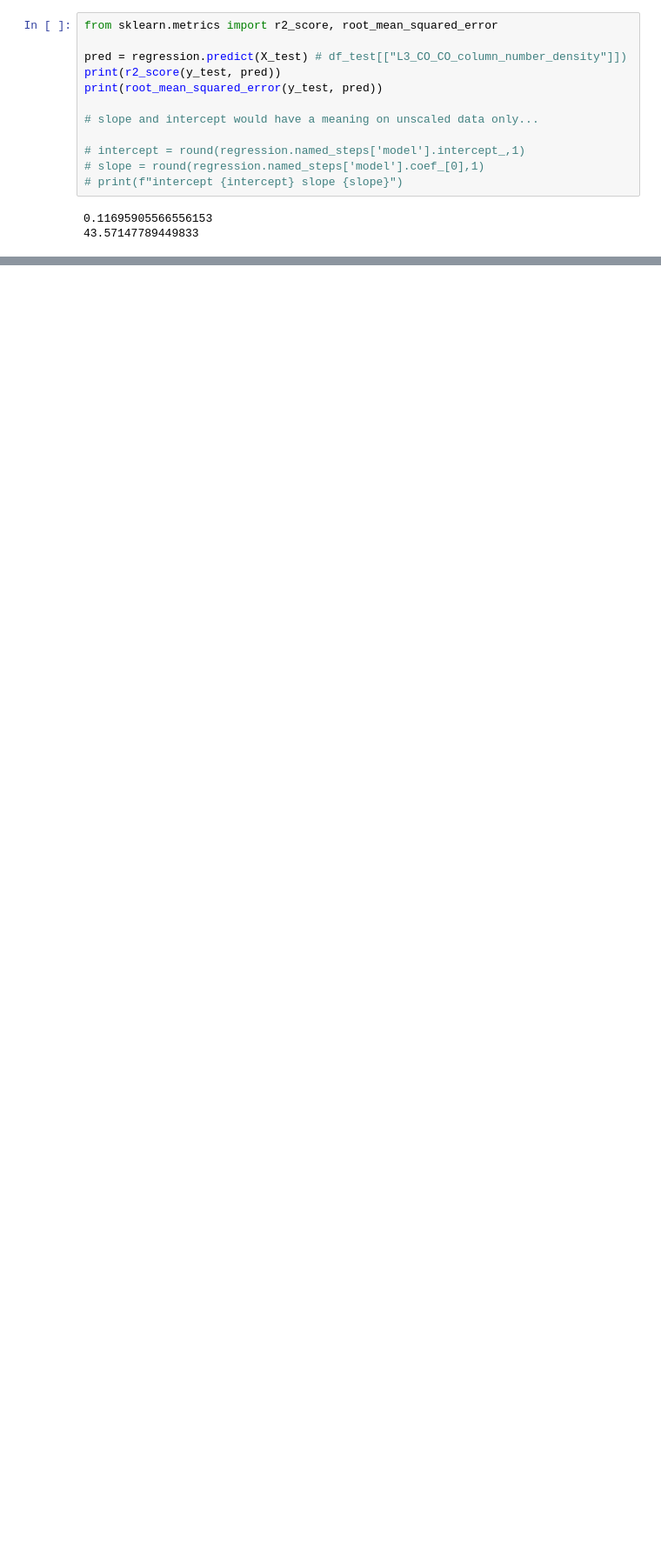
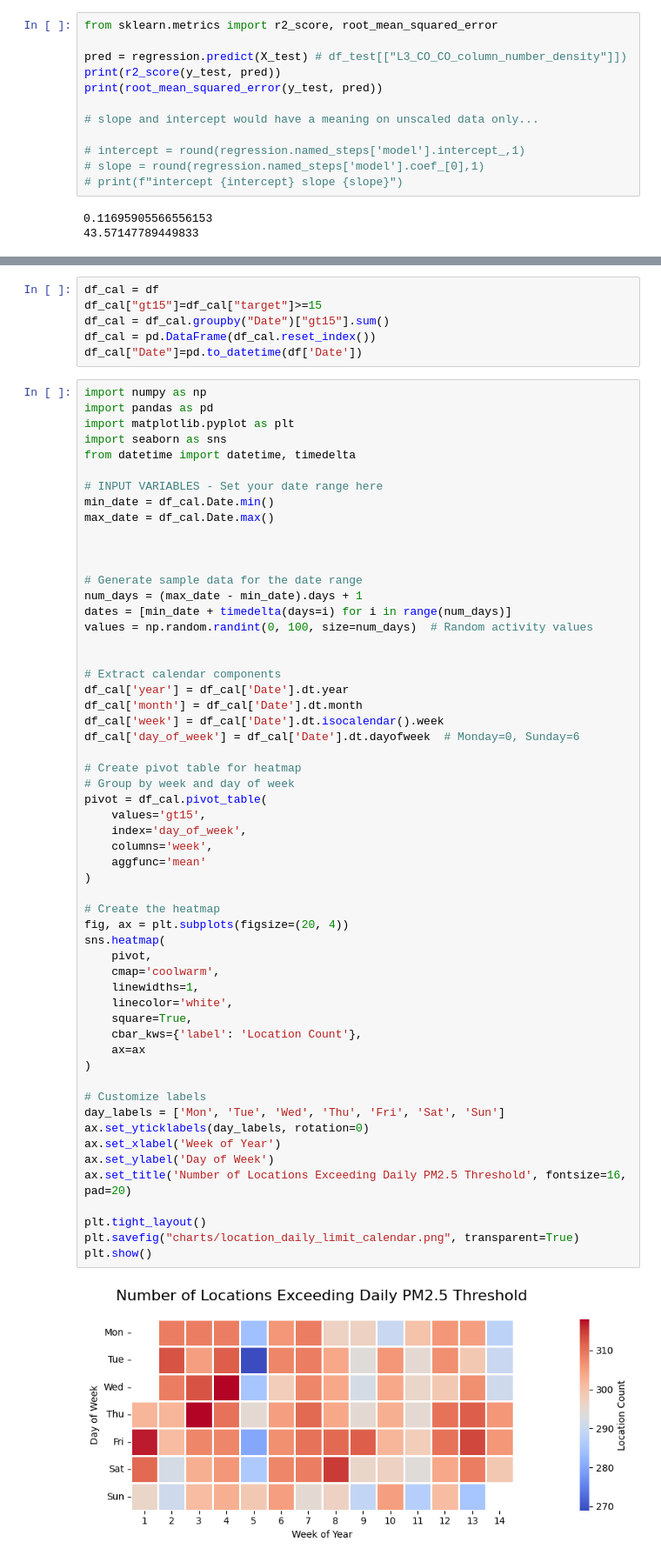
Before and after one commit to neuefische/ds-ml-project-pollution1, a Jupyter notebook: EDA_and_Basemodel.ipynb, the cells around one changed output, grey strips where cells are left out. Shown at 87% size. Saved outputs shown, nothing was run; the diff lists cells and outputs as text; blank space fills up the shorter version.

```diff
--- a/EDA_and_Basemodel.ipynb
+++ b/EDA_and_Basemodel.ipynb
@@ -208,0 +279,64 @@ print(root_mean_squared_error(y_test, pred))
+# %%
+df_cal = df
+df_cal["gt15"]=df_cal["target"]>=15
+df_cal = df_cal.groupby("Date")["gt15"].sum()
+df_cal = pd.DataFrame(df_cal.reset_index())
+df_cal["Date"]=pd.to_datetime(df['Date'])
+# %%
+import numpy as np
+import pandas as pd
+import matplotlib.pyplot as plt
+import seaborn as sns
+from datetime import datetime, timedelta
+
+# INPUT VARIABLES - Set your date range here
+min_date = df_cal.Date.min()
+max_date = df_cal.Date.max()
+
+
+
+# Generate sample data for the date range
+num_days = (max_date - min_date).days + 1
+dates = [min_date + timedelta(days=i) for i in range(num_days)]
+values = np.random.randint(0, 100, size=num_days)  # Random activity values
+
+
+# Extract calendar components
+df_cal['year'] = df_cal['Date'].dt.year
+df_cal['month'] = df_cal['Date'].dt.month
+df_cal['week'] = df_cal['Date'].dt.isocalendar().week
+df_cal['day_of_week'] = df_cal['Date'].dt.dayofweek  # Monday=0, Sunday=6
+
+# Create pivot table for heatmap
+# Group by week and day of week
+pivot = df_cal.pivot_table(
+    values='gt15',
+    index='day_of_week',
+    columns='week',
+    aggfunc='mean'
+)
+
+# Create the heatmap
+fig, ax = plt.subplots(figsize=(20, 4))
+sns.heatmap(
+    pivot,
+    cmap='coolwarm',
+    linewidths=1,
+    linecolor='white',
+    square=True,
+    cbar_kws={'label': 'Location Count'},
+    ax=ax
+)
+
+# Customize labels
+day_labels = ['Mon', 'Tue', 'Wed', 'Thu', 'Fri', 'Sat', 'Sun']
+ax.set_yticklabels(day_labels, rotation=0)
+ax.set_xlabel('Week of Year')
+ax.set_ylabel('Day of Week')
+ax.set_title('Number of Locations Exceeding Daily PM2.5 Threshold', fontsize=16, pad=20)
+
+plt.tight_layout()
+plt.savefig("charts/location_daily_limit_calendar.png", transparent=True)
+plt.show()
+# %% [output]
+[figure, added]
```
Also changed, not shown: parts of 7 cells of this notebook, 4 other files.
